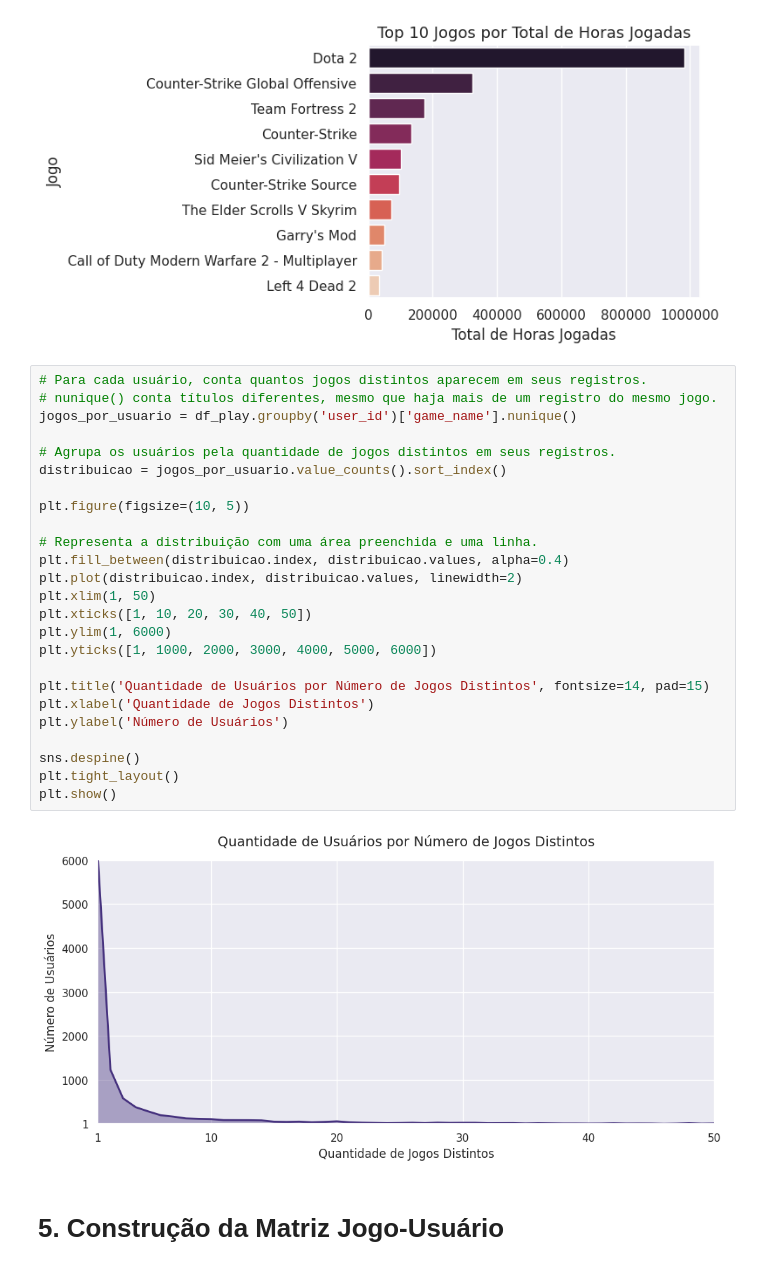
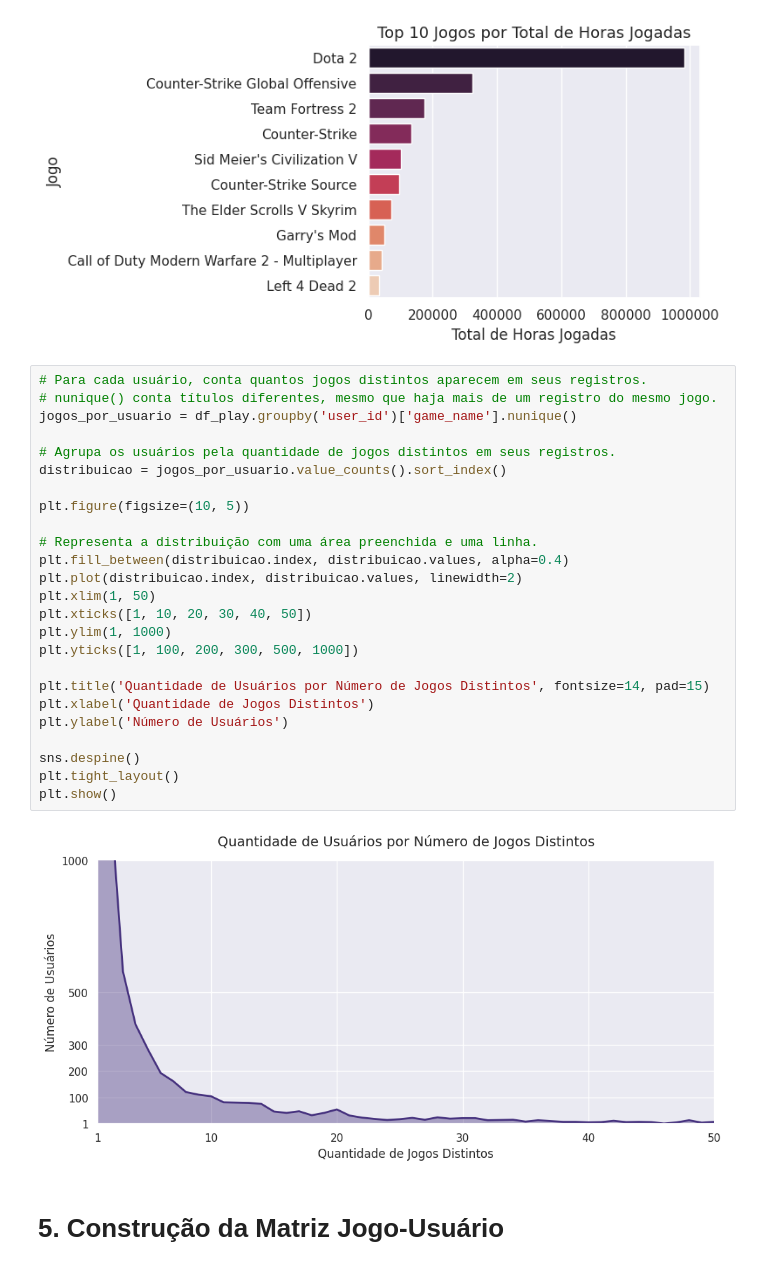
Before and after one commit to buabns/Aulas_PCD, a Jupyter notebook: PROJETO_FINAL.ipynb, the cells around one changed output. Drawn from its saved outputs; the diff is of its cells as text.

```diff
--- a/PROJETO_FINAL.ipynb
+++ b/PROJETO_FINAL.ipynb
@@ -172,30 +172,30 @@ plt.show()
 # %%
 # Para cada usuário, conta quantos jogos distintos aparecem em seus registros.
 # nunique() conta títulos diferentes, mesmo que haja mais de um registro do mesmo jogo.
 jogos_por_usuario = df_play.groupby('user_id')['game_name'].nunique()
 
 # Agrupa os usuários pela quantidade de jogos distintos em seus registros.
 distribuicao = jogos_por_usuario.value_counts().sort_index()
 
 plt.figure(figsize=(10, 5))
 
 # Representa a distribuição com uma área preenchida e uma linha.
 plt.fill_between(distribuicao.index, distribuicao.values, alpha=0.4)
 plt.plot(distribuicao.index, distribuicao.values, linewidth=2)
 plt.xlim(1, 50)
 plt.xticks([1, 10, 20, 30, 40, 50])
-plt.ylim(1, 6000)
-plt.yticks([1, 1000, 2000, 3000, 4000, 5000, 6000])
+plt.ylim(1, 1000)
+plt.yticks([1, 100, 200, 300, 500, 1000])
 
 plt.title('Quantidade de Usuários por Número de Jogos Distintos', fontsize=14, pad=15)
 plt.xlabel('Quantidade de Jogos Distintos')
 plt.ylabel('Número de Usuários')
 
 sns.despine()
 plt.tight_layout()
 plt.show()
 # %% [output]
-[figure, old version]
+[figure, new version]
 # %% [markdown]
 # 5. Construção da Matriz Jogo-Usuário
 # %%
```
Also changed, not shown: parts of 2 cells of this notebook.
